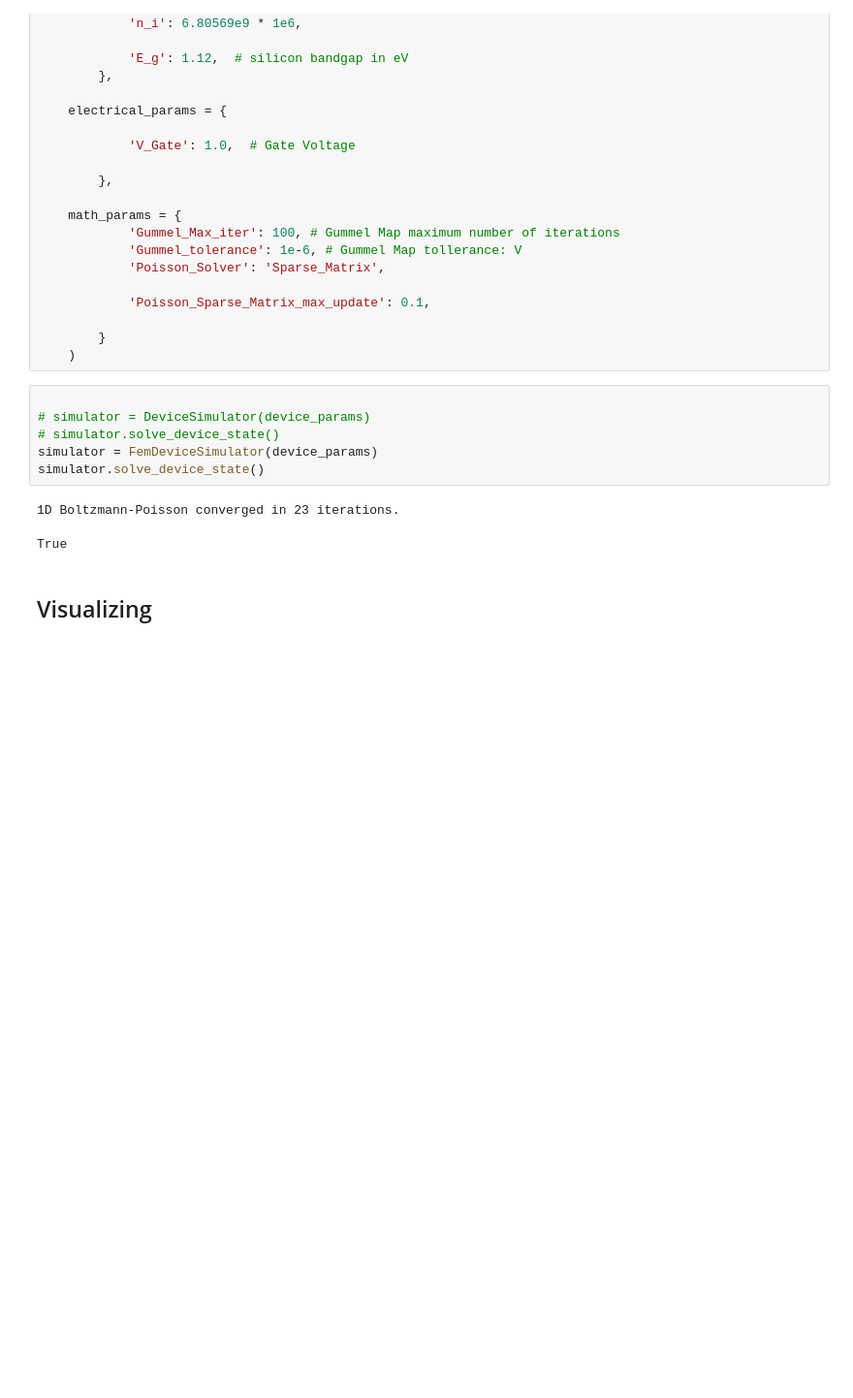
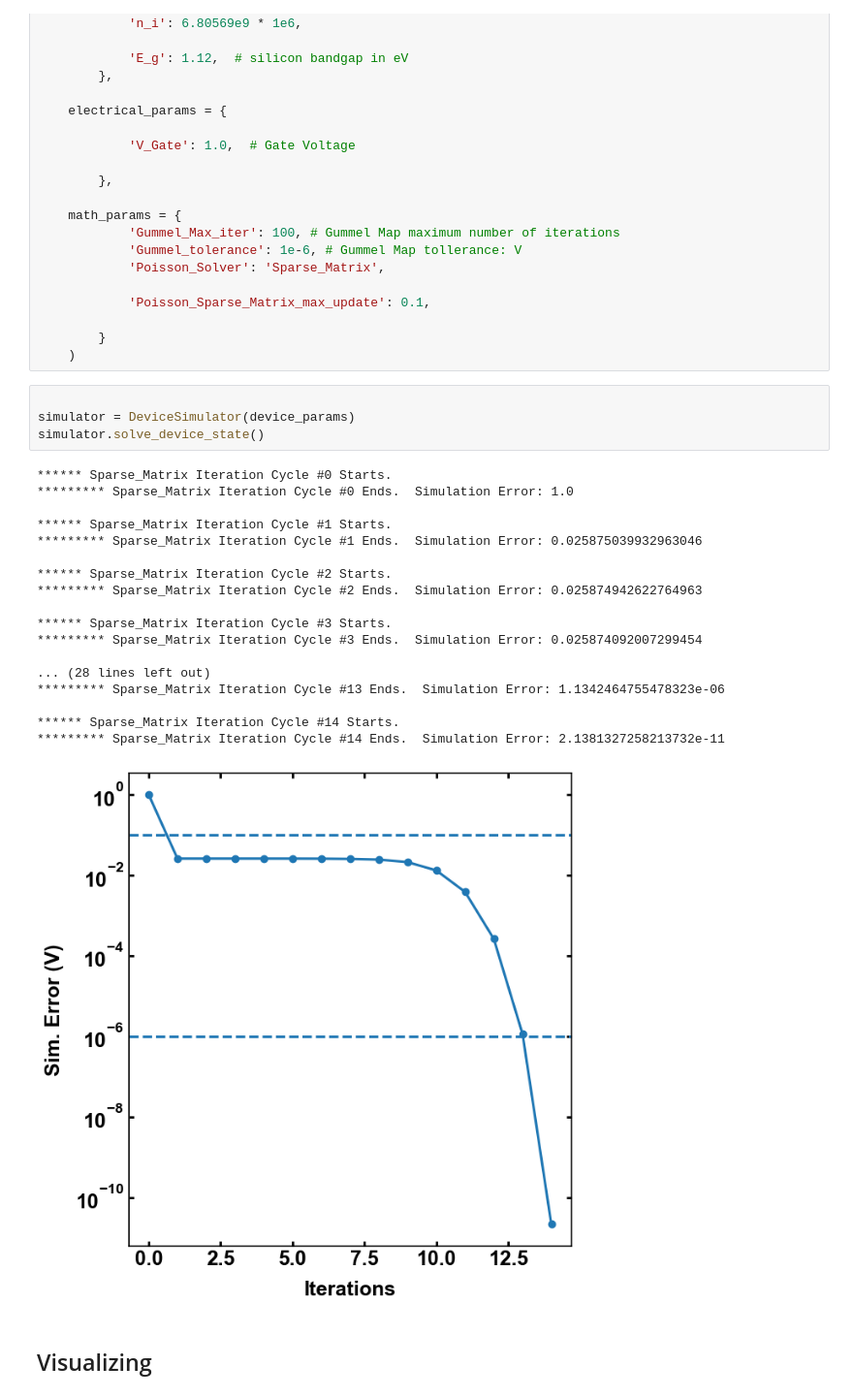
Before and after one commit to nandandiwan/Berkeley-Transport-Simulator, a Jupyter notebook: src/test_systems/MOSCAP (3).ipynb, the cells around one changed output. Shown: that part at 97% size. Cells and saved outputs as stored; diff of their text form; blank space fills up the shorter version.

```diff
--- a/src/test_systems/MOSCAP (3).ipynb
+++ b/src/test_systems/MOSCAP (3).ipynb
@@ -1253,13 +777,27 @@ device_params = MOSCAP_Device(
     )
 # %%
 
-# simulator = DeviceSimulator(device_params)
-# simulator.solve_device_state()
-simulator = FemDeviceSimulator(device_params)
+simulator = DeviceSimulator(device_params)
 simulator.solve_device_state()
 # %% [output]
-1D Boltzmann-Poisson converged in 23 iterations.
+****** Sparse_Matrix Iteration Cycle #0 Starts.
+********* Sparse_Matrix Iteration Cycle #0 Ends.  Simulation Error: 1.0
+
+****** Sparse_Matrix Iteration Cycle #1 Starts.
+********* Sparse_Matrix Iteration Cycle #1 Ends.  Simulation Error: 0.025875039932963046
+
+****** Sparse_Matrix Iteration Cycle #2 Starts.
+********* Sparse_Matrix Iteration Cycle #2 Ends.  Simulation Error: 0.025874942622764963
+
+****** Sparse_Matrix Iteration Cycle #3 Starts.
+********* Sparse_Matrix Iteration Cycle #3 Ends.  Simulation Error: 0.025874092007299454
+
+... (28 lines left out)
+********* Sparse_Matrix Iteration Cycle #13 Ends.  Simulation Error: 1.1342464755478323e-06
+
+****** Sparse_Matrix Iteration Cycle #14 Starts.
+********* Sparse_Matrix Iteration Cycle #14 Ends.  Simulation Error: 2.1381327258213732e-11
-True
+[figure, added]
 # %% [markdown]
 ## Visualizing
 # %%
```
Also changed, not shown: parts of 7 cells of this notebook, 13 other files.
